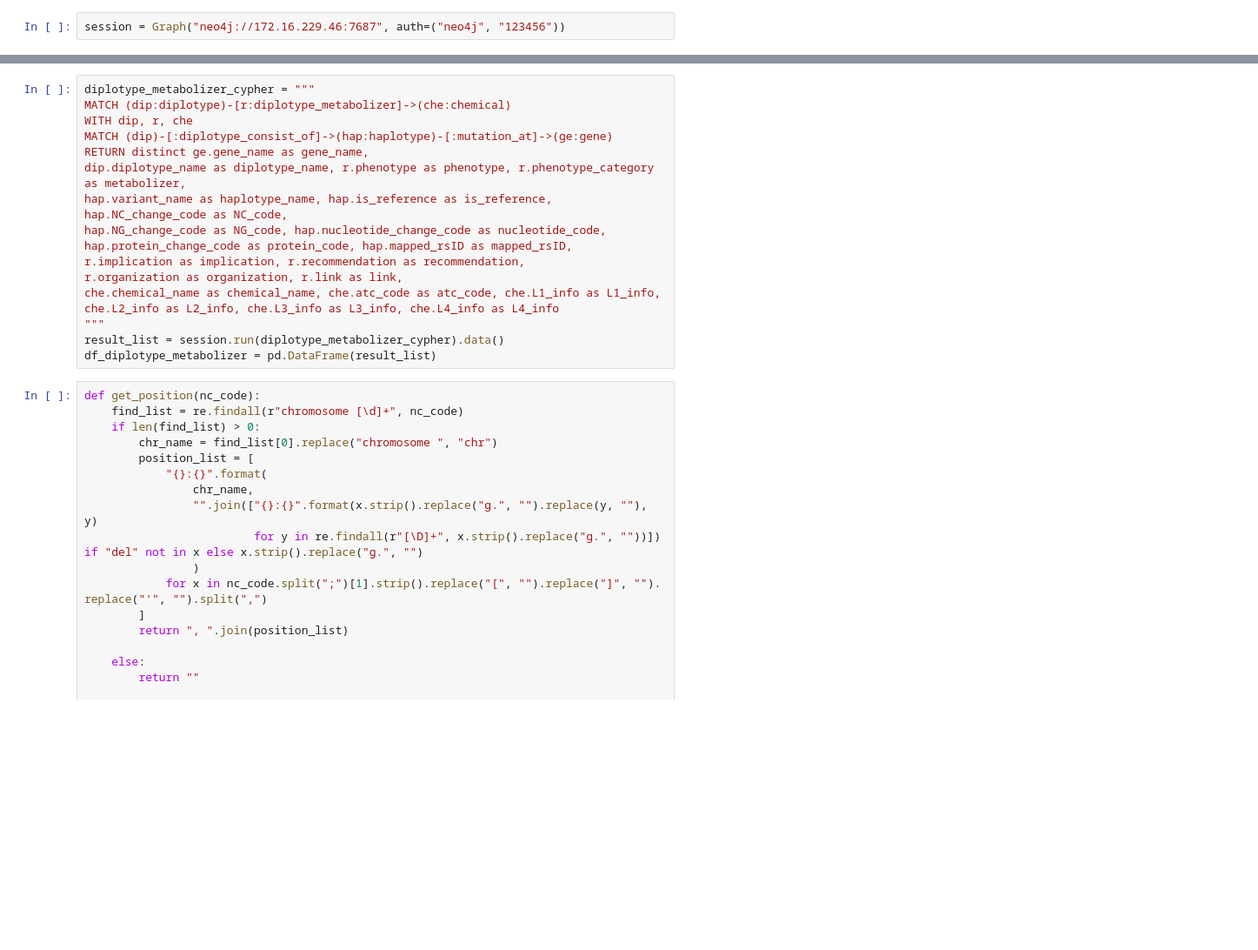
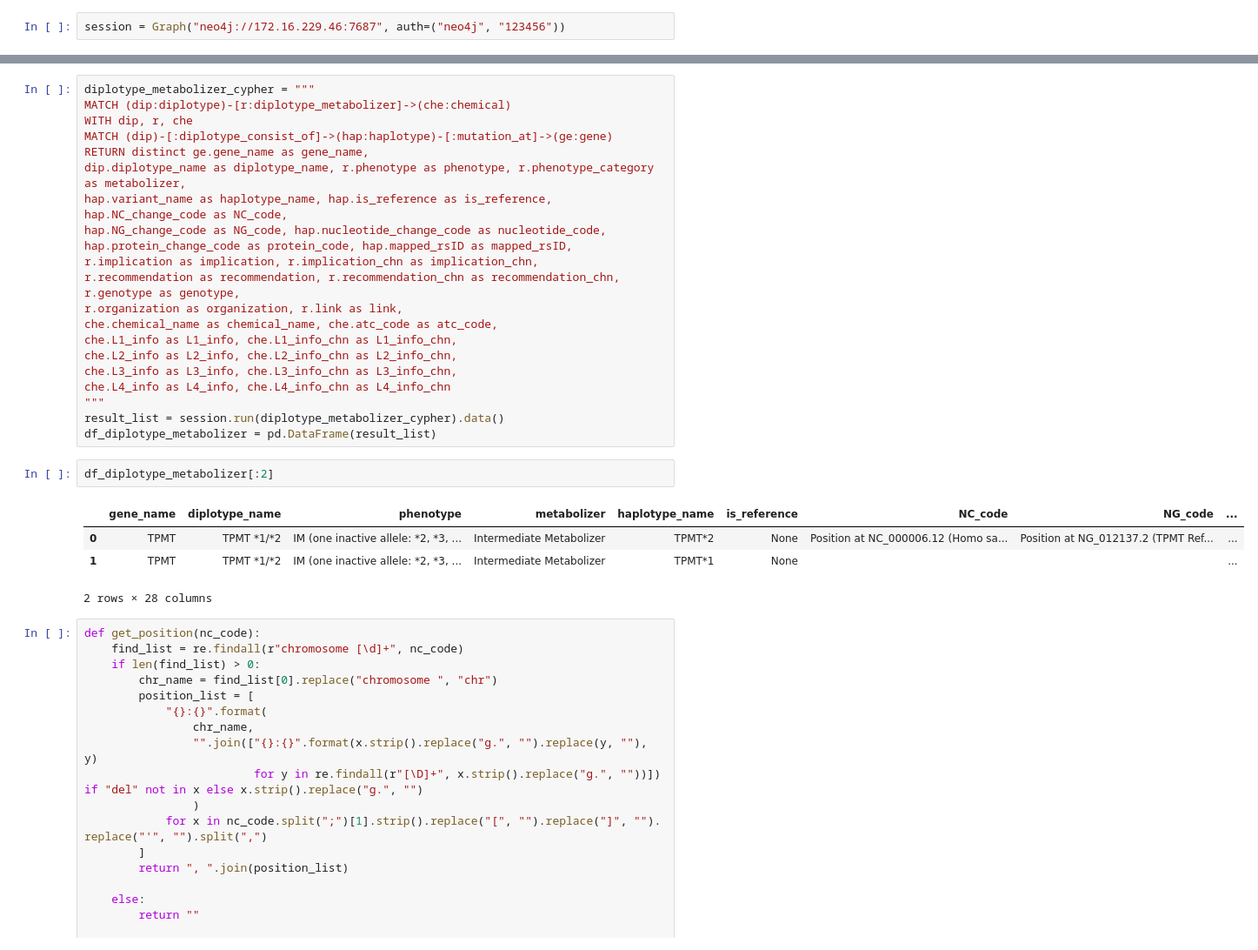
Before and after one commit to johncolezhang/pgkb_graph, a Jupyter notebook: py2neo_query.ipynb, the cells around one changed output, grey strips where cells are left out. Shown at 87% size. Saved outputs shown, nothing was run; the diff lists cells and outputs as text; blank space fills up the shorter version.

```diff
--- a/py2neo_query.ipynb
+++ b/py2neo_query.ipynb
@@ -50,13 +75,25 @@ dip.diplotype_name as diplotype_name, r.phenotype as phenotype, r.phenotype_cate
 hap.variant_name as haplotype_name, hap.is_reference as is_reference, hap.NC_change_code as NC_code,
 hap.NG_change_code as NG_code, hap.nucleotide_change_code as nucleotide_code,
 hap.protein_change_code as protein_code, hap.mapped_rsID as mapped_rsID,
-r.implication as implication, r.recommendation as recommendation,
+r.implication as implication, r.implication_chn as implication_chn,
+r.recommendation as recommendation, r.recommendation_chn as recommendation_chn,
+r.genotype as genotype,
 r.organization as organization, r.link as link,
-che.chemical_name as chemical_name, che.atc_code as atc_code, che.L1_info as L1_info,
-che.L2_info as L2_info, che.L3_info as L3_info, che.L4_info as L4_info
+che.chemical_name as chemical_name, che.atc_code as atc_code,
+che.L1_info as L1_info, che.L1_info_chn as L1_info_chn,
+che.L2_info as L2_info, che.L2_info_chn as L2_info_chn,
+che.L3_info as L3_info, che.L3_info_chn as L3_info_chn,
+che.L4_info as L4_info, che.L4_info_chn as L4_info_chn
 """
 result_list = session.run(diplotype_metabolizer_cypher).data()
 df_diplotype_metabolizer = pd.DataFrame(result_list)
+# %%
+df_diplotype_metabolizer[:2]
+# %% [output]
+|  | gene_name | diplotype_name | phenotype | metabolizer | haplotype_name | is_reference | NC_code | NG_code | ... |
+| 0 | TPMT | TPMT *1/*2 | IM (one inactive allele: *2, *3, ... | Intermediate Metabolizer | TPMT*2 | None | Position at NC_000006.12 (Homo sa... | Position at NG_012137.2 (TPMT Ref... | ... |
+| 1 | TPMT | TPMT *1/*2 | IM (one inactive allele: *2, *3, ... | Intermediate Metabolizer | TPMT*1 | None |  |  | ... |
+2 rows × 28 columns
 # %%
 def get_position(nc_code):
     find_list = re.findall(r"chromosome [\d]+", nc_code)
```
Also changed, not shown: parts of 12 cells of this notebook, 4 other files.
